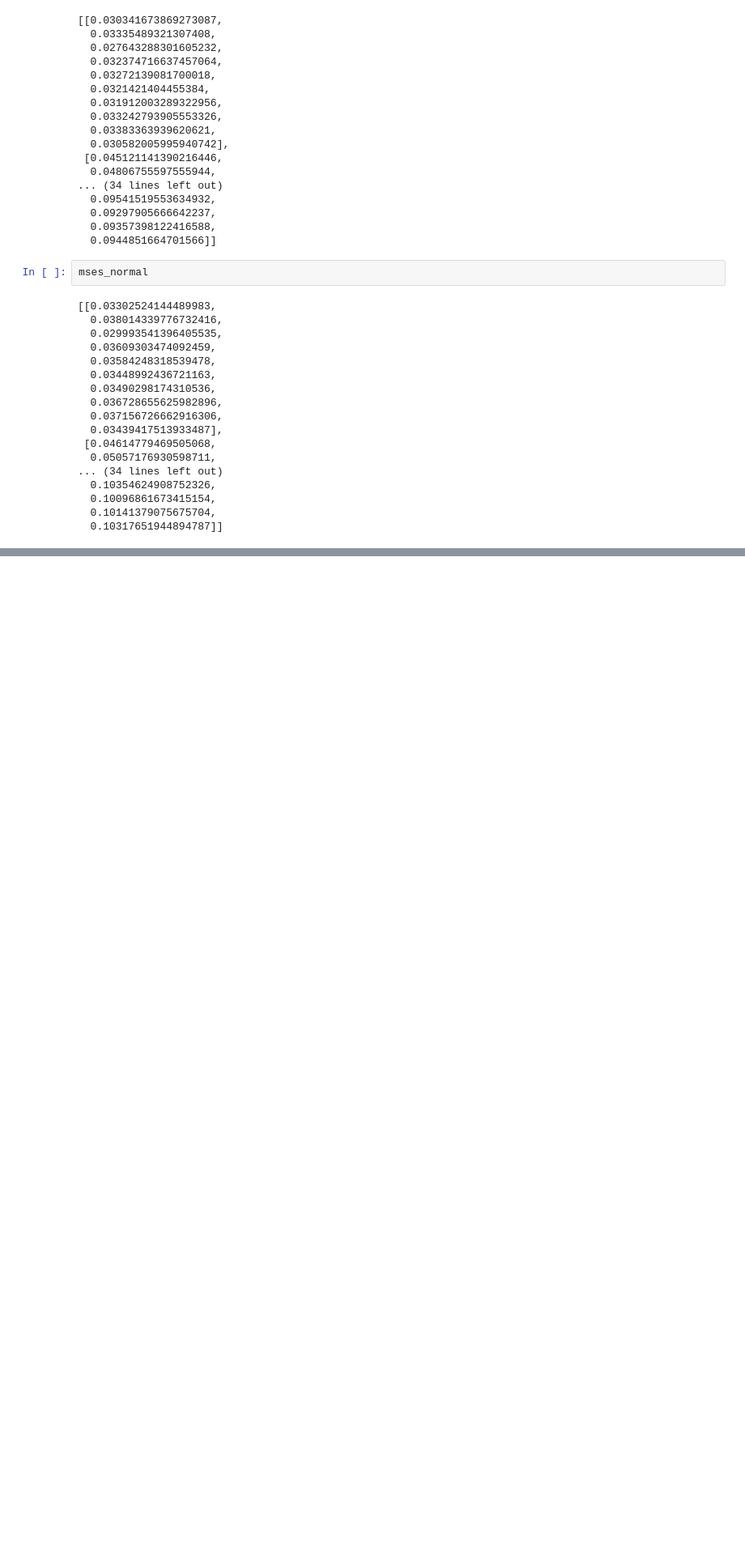
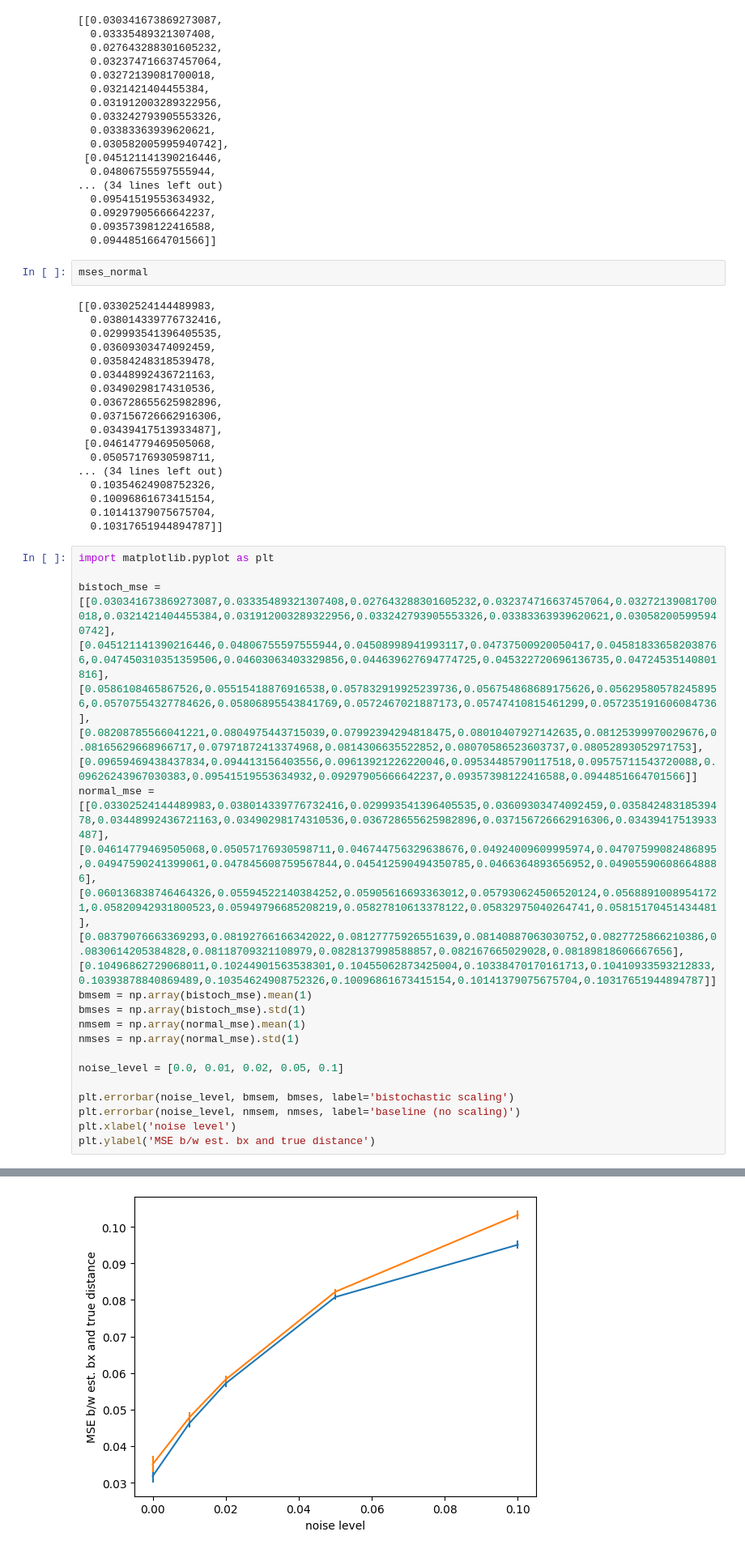
Before and after one commit to choltz95/density-estimation, a Jupyter notebook: DS_manifold_with_boundary_experiment.ipynb, the cells around one changed output, grey strips where cells are left out. Shown at 81% size. Saved outputs shown, nothing was run; the diff lists cells and outputs as text; blank space fills up the shorter version.

```diff
--- a/DS_manifold_with_boundary_experiment.ipynb
+++ b/DS_manifold_with_boundary_experiment.ipynb
@@ -192,3 +192,20 @@ mses_normal
   0.10096861673415154,
   0.10141379075675704,
   0.10317651944894787]]
+# %%
+import matplotlib.pyplot as plt
+
+bistoch_mse = [[0.030341673869273087,0.03335489321307408,0.027643288301605232,0.032374716637457064,0.03272139081700018,0.0321421404455384,0.031912003289322956,0.033242793905553326,0.03383363939620621,0.030582005995940742],[0.045121141390216446,0.04806755597555944,0.04508998941993117,0.04737500920050417,0.045818336582038766,0.047450310351359506,0.04603063403329856,0.044639627694774725,0.045322720696136735,0.04724535140801816],[0.0586108465867526,0.05515418876916538,0.057832919925239736,0.056754868689175626,0.056295805782458956,0.05707554327784626,0.05806895543841769,0.0572467021887173,0.05747410815461299,0.057235191606084736],[0.08208785566041221,0.0804975443715039,0.07992394294818475,0.08010407927142635,0.08125399970029676,0.08165629668966717,0.07971872413374968,0.0814306635522852,0.08070586523603737,0.08052893052971753],[0.09659469438437834,0.094413156403556,0.09613921226220046,0.09534485790117518,0.09575711543720088,0.09626243967030383,0.09541519553634932,0.09297905666642237,0.09357398122416588,0.0944851664701566]]
+normal_mse = [[0.03302524144489983,0.038014339776732416,0.029993541396405535,0.03609303474092459,0.03584248318539478,0.03448992436721163,0.03490298174310536,0.036728655625982896,0.037156726662916306,0.03439417513933487],[0.04614779469505068,0.05057176930598711,0.046744756329638676,0.04924009609995974,0.04707599082486895,0.04947590241399061,0.047845608759567844,0.045412590494350785,0.0466364893656952,0.049055906086648886],[0.060136838746464326,0.05594522140384252,0.05905616693363012,0.057930624506520124,0.05688910089541721,0.05820942931800523,0.05949796685208219,0.05827810613378122,0.05832975040264741,0.05815170451434481],[0.08379076663369293,0.08192766166342022,0.08127775926551639,0.08140887063030752,0.0827725866210386,0.0830614205384828,0.08118709321108979,0.0828137998588857,0.082167665029028,0.08189818606667656],[0.10496862729068011,0.10244901563538301,0.10455062873425004,0.10338470170161713,0.10410933593212833,0.10393878840869489,0.10354624908752326,0.10096861673415154,0.10141379075675704,0.10317651944894787]]
+bmsem = np.array(bistoch_mse).mean(1)
+bmses = np.array(bistoch_mse).std(1)
+nmsem = np.array(normal_mse).mean(1)
+nmses = np.array(normal_mse).std(1)
+
+noise_level = [0.0, 0.01, 0.02, 0.05, 0.1]
+
+plt.errorbar(noise_level, bmsem, bmses, label='bistochastic scaling')
+plt.errorbar(noise_level, nmsem, nmses, label='baseline (no scaling)')
+plt.xlabel('noise level')
+plt.ylabel('MSE b/w est. bx and true distance')
+# %% [output]
@@ -194,0 +213 @@ mses_normal
+[figure, added]
```
Also changed, not shown: parts of 1 cell of this notebook.
